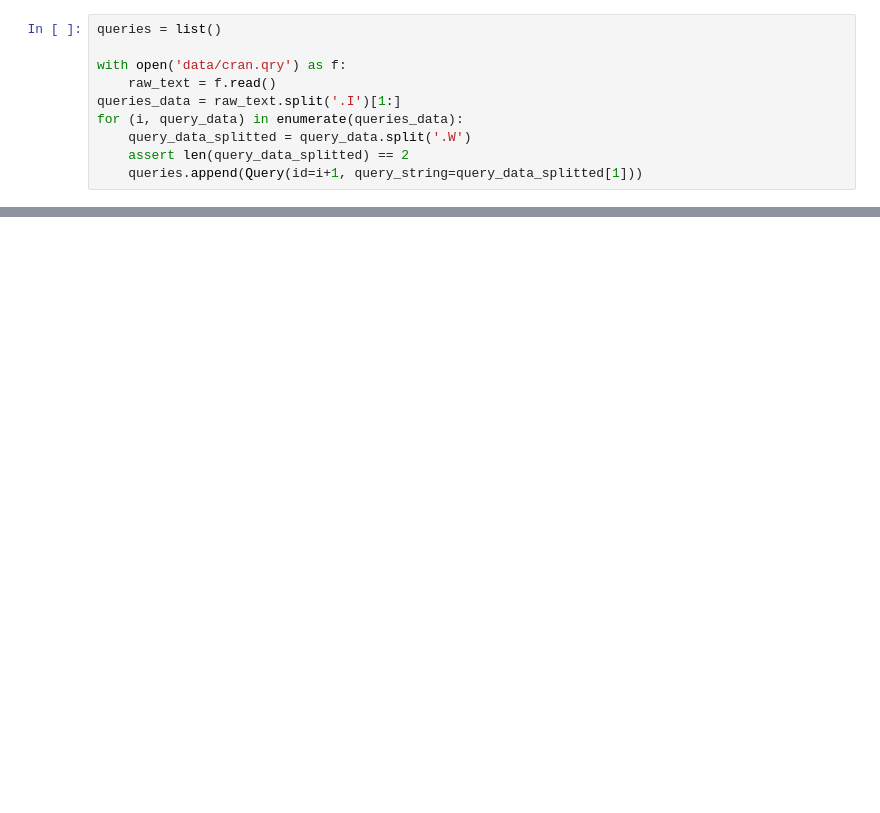
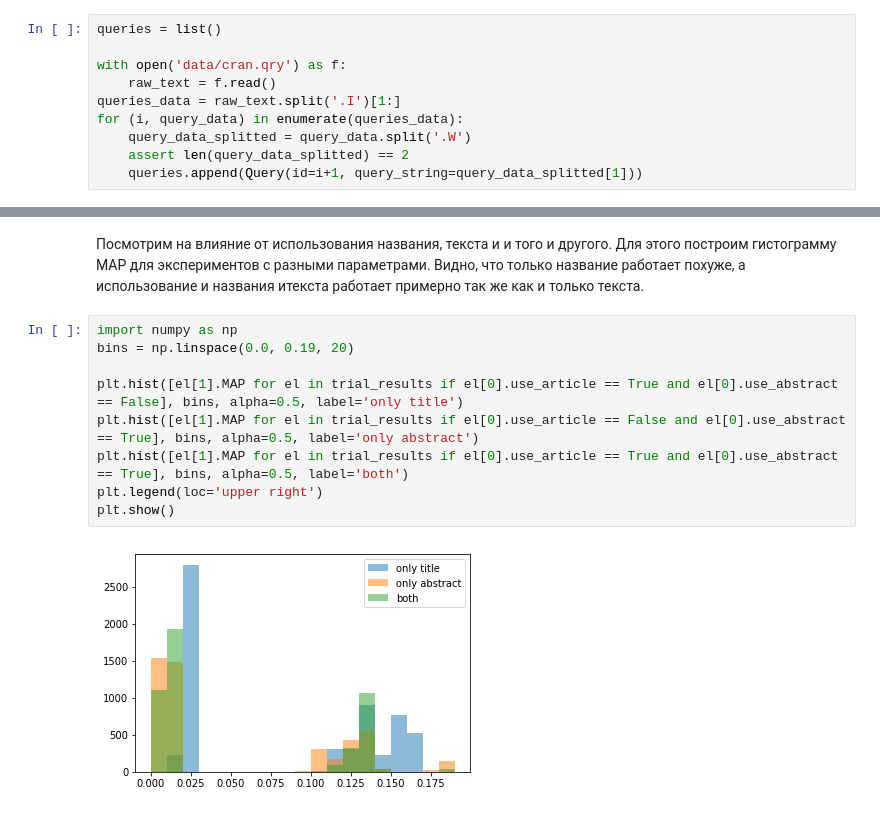
Before and after one commit to satanevsky/ir_lab, a Jupyter notebook: ir.ipynb, the cells around one changed output, grey strips where cells are left out. Drawn from its saved outputs; the diff is of its cells as text; blank space fills up the shorter version.

```diff
--- a/ir.ipynb
+++ b/ir.ipynb
@@ -163,0 +419,13 @@ class Evaluator(object):
+# %% [markdown]
+Посмотрим на влияние от использования названия, текста и и того и другого. Для этого построим гистограмму MAP для экспериментов с разными параметрами. Видно, что только название работает похуже, а использование и названия итекста работает примерно так же как и только текста.
+# %%
+import numpy as np
+bins = np.linspace(0.0, 0.19, 20)
+
+plt.hist([el[1].MAP for el in trial_results if el[0].use_article == True and el[0].use_abstract == False], bins, alpha=0.5, label='only title')
+plt.hist([el[1].MAP for el in trial_results if el[0].use_article == False and el[0].use_abstract == True], bins, alpha=0.5, label='only abstract')
+plt.hist([el[1].MAP for el in trial_results if el[0].use_article == True and el[0].use_abstract == True], bins, alpha=0.5, label='both')
+plt.legend(loc='upper right')
+plt.show()
+# %% [output]
+[figure, added]
```
Also changed, not shown: parts of 35 cells of this notebook.
